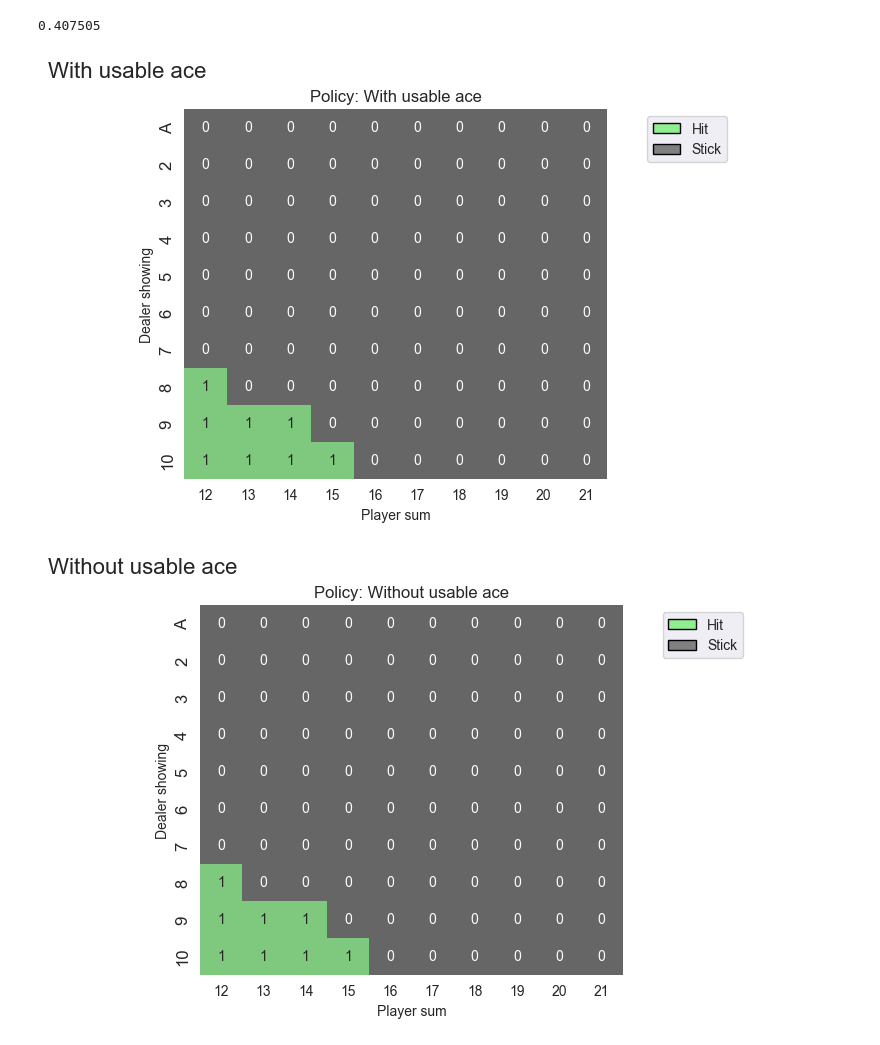
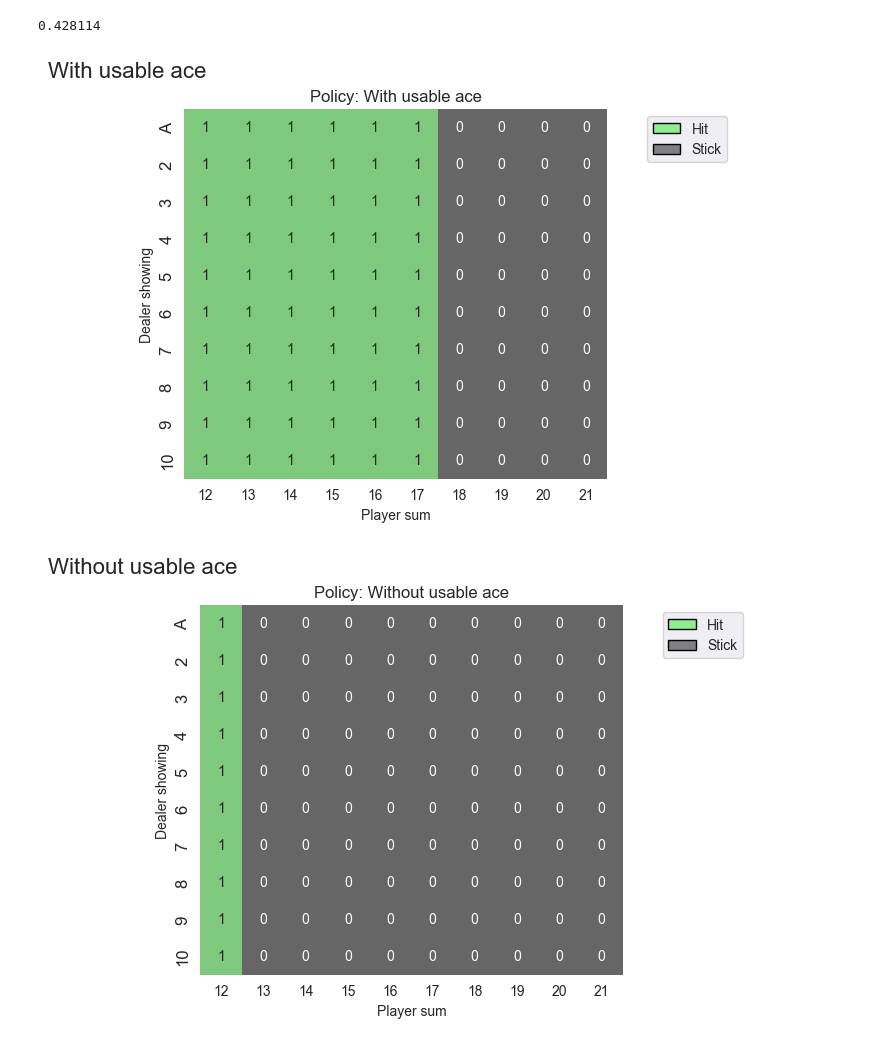
Before and after one commit to Famoose/blackjackers_reinf, a Jupyter notebook: neat-agent.ipynb, the cells around one changed output. Cells and saved outputs as stored; diff of their text form; code cells hidden in the pictures.

Commit message:
add final neat agent evaluation

```diff
--- a/neat-agent.ipynb
+++ b/neat-agent.ipynb
@@ -9,7 +9,7 @@ import neatHelpers
 import neatVisualize as visualize
 # %%
 config_file = './config-feedforward.txt'
-generations = 25
+generations = 100
 
 # Load configuration.
 config = neat.Config(neat.DefaultGenome, neat.DefaultReproduction,
@@ -88,18 +88,18 @@ for i in tqdm(range(0, n_episodes)):
 win_rate = np.sum(np.array(env.return_queue).flatten() == 1) / len(env.return_queue)
 print(win_rate)
 # %% [output]
-0.407505
+0.428114
 # %%
 # plot policy matrix with ace
 policy_grid = neatHelpers.create_grids(winner, config, usable_ace=True)
 fig1 = neatHelpers.create_plots(policy_grid, title="With usable ace")
 plt.show()
 # %% [output]
-[figure, old version]
+[figure, new version]
 # %%
 # plot policy matrix without ace
-policy_grid = neatHelpers.create_grids(winner, config, usable_ace=True)
+policy_grid = neatHelpers.create_grids(winner, config, usable_ace=False)
 fig1 = neatHelpers.create_plots(policy_grid, title="Without usable ace")
 plt.show()
 # %% [output]
-[figure, old version]
+[figure, new version]
```
Also changed, not shown: parts of 2 cells of this notebook, 3 other files.
